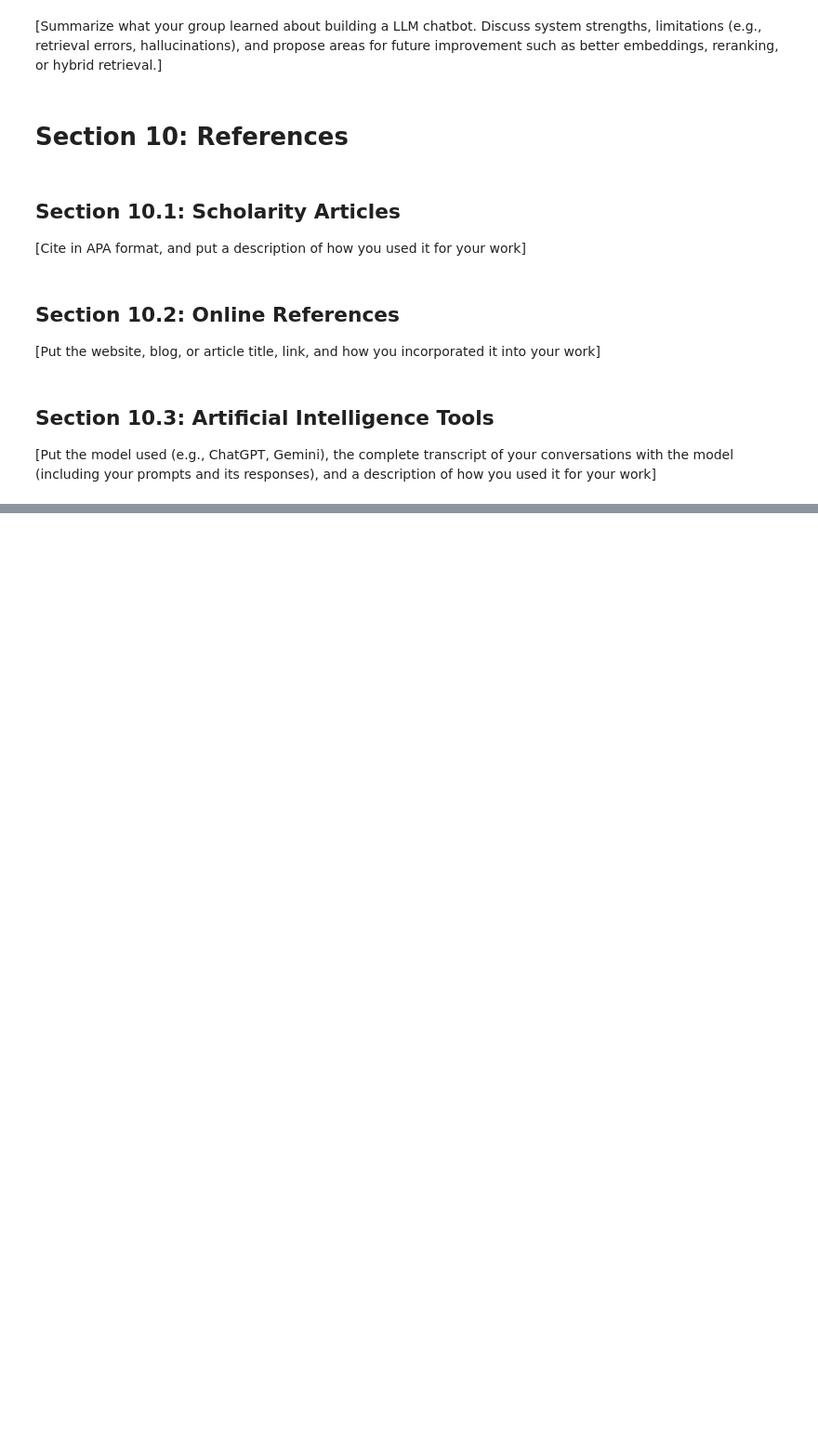
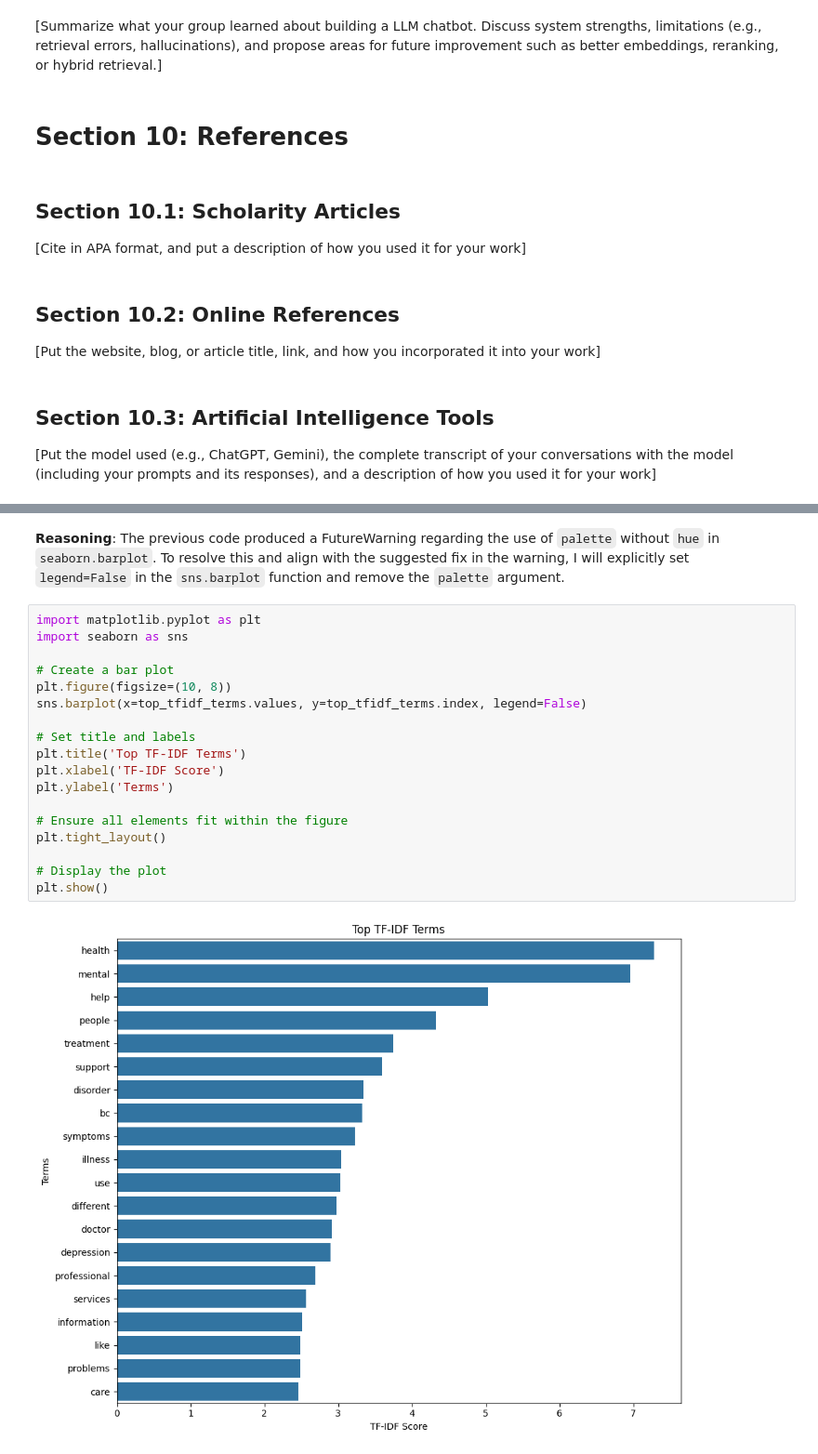
Before and after one commit to NeoRedcraft/nlp-project-1, a Jupyter notebook: Final.ipynb, the cells around one changed output, grey strips where cells are left out. Shown at 93% size. Drawn from its saved outputs; the diff is of its cells as text; blank space fills up the shorter version.

```diff
--- a/Final.ipynb
+++ b/Final.ipynb
@@ -202,0 +407,23 @@ description of how you used it for your work]
+# %% [markdown]
+**Reasoning**:
+The previous code produced a FutureWarning regarding the use of `palette` without `hue` in `seaborn.barplot`. To resolve this and align with the suggested fix in the warning, I will explicitly set `legend=False` in the `sns.barplot` function and remove the `palette` argument.
+# %%
+import matplotlib.pyplot as plt
+import seaborn as sns
+
+# Create a bar plot
+plt.figure(figsize=(10, 8))
+sns.barplot(x=top_tfidf_terms.values, y=top_tfidf_terms.index, legend=False)
+
+# Set title and labels
+plt.title('Top TF-IDF Terms')
+plt.xlabel('TF-IDF Score')
+plt.ylabel('Terms')
+
+# Ensure all elements fit within the figure
+plt.tight_layout()
+
+# Display the plot
+plt.show()
+# %% [output]
+[figure, added]
```
Also changed, not shown: parts of 51 cells of this notebook.
